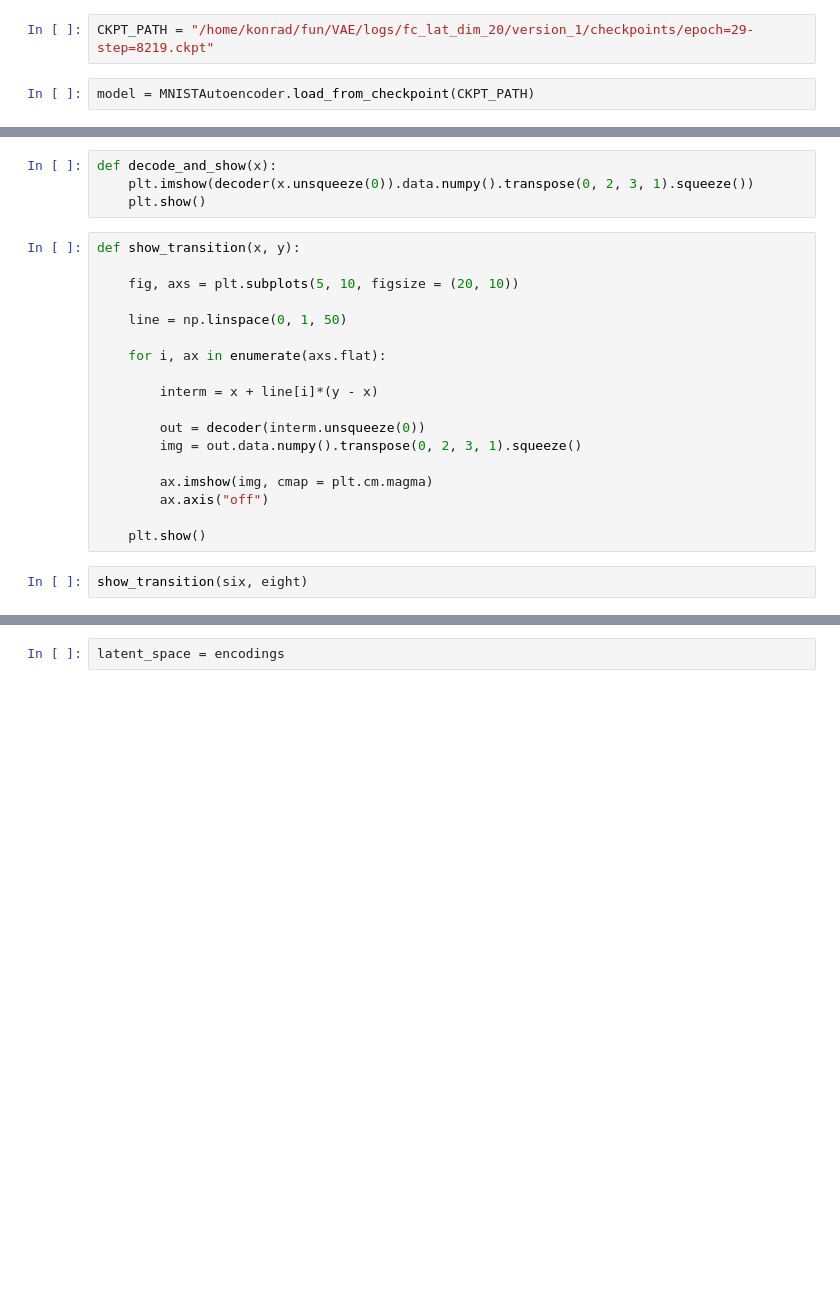
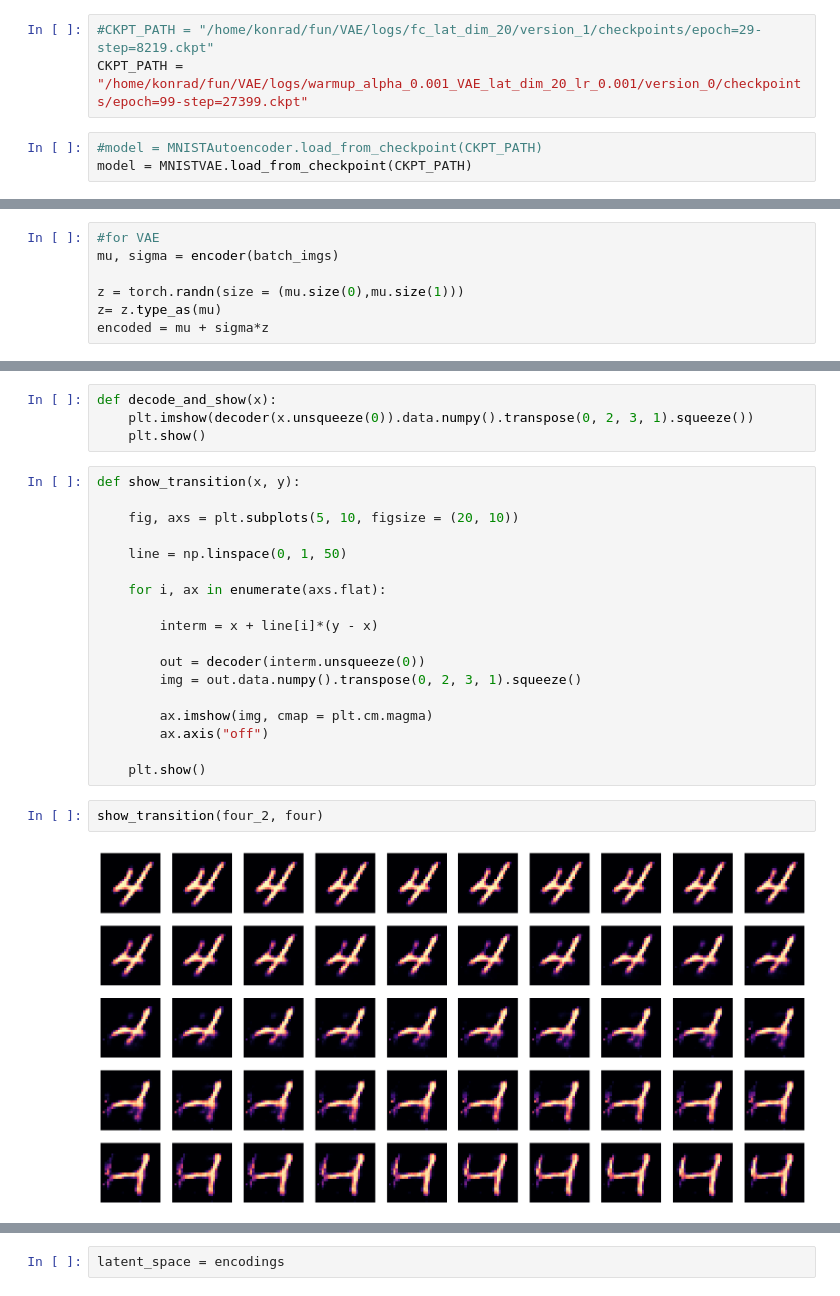
Before and after one commit to k-mundinger/VAE, a Jupyter notebook: notebook.ipynb, the cells around one changed output, grey strips where cells are left out. Cells and saved outputs as stored; diff of their text form; blank space fills up the shorter version.

```diff
--- a/notebook.ipynb
+++ b/notebook.ipynb
@@ -7,7 +7,9 @@ from lightning_module import MNISTAutoencoder
 # %%
-CKPT_PATH = "/home/konrad/fun/VAE/logs/fc_lat_dim_20/version_1/checkpoints/epoch=29-step=8219.ckpt"
+#CKPT_PATH = "/home/konrad/fun/VAE/logs/fc_lat_dim_20/version_1/checkpoints/epoch=29-step=8219.ckpt"
+CKPT_PATH = "/home/konrad/fun/VAE/logs/warmup_alpha_0.001_VAE_lat_dim_20_lr_0.001/version_0/checkpoints/epoch=99-step=27399.ckpt"
 # %%
-model = MNISTAutoencoder.load_from_checkpoint(CKPT_PATH)
+#model = MNISTAutoencoder.load_from_checkpoint(CKPT_PATH)
+model = MNISTVAE.load_from_checkpoint(CKPT_PATH)
 # %%
 encoder = model.model.encoder
 decoder = model.model.decoder
@@ -22,3 +25,10 @@ encoded = encoder(batch_imgs)
+# %%
+#for VAE
+mu, sigma = encoder(batch_imgs)
+
+z = torch.randn(size = (mu.size(0),mu.size(1)))
+z= z.type_as(mu)
+encoded = mu + sigma*z
 # %%
 decoded = decoder(encoded)
 # %%
@@ -78,8 +90,10 @@ def show_transition(x, y):
         ax.axis("off")
 
     plt.show()
-# %%
-show_transition(six, eight)
+# %%
+show_transition(four_2, four)
+# %% [output]
+[figure, added]
 # %%
 encodings = np.zeros((1, 20))
 labels = np.zeros(1)
```
Also changed, not shown: parts of 9 cells of this notebook, 3 other files.
